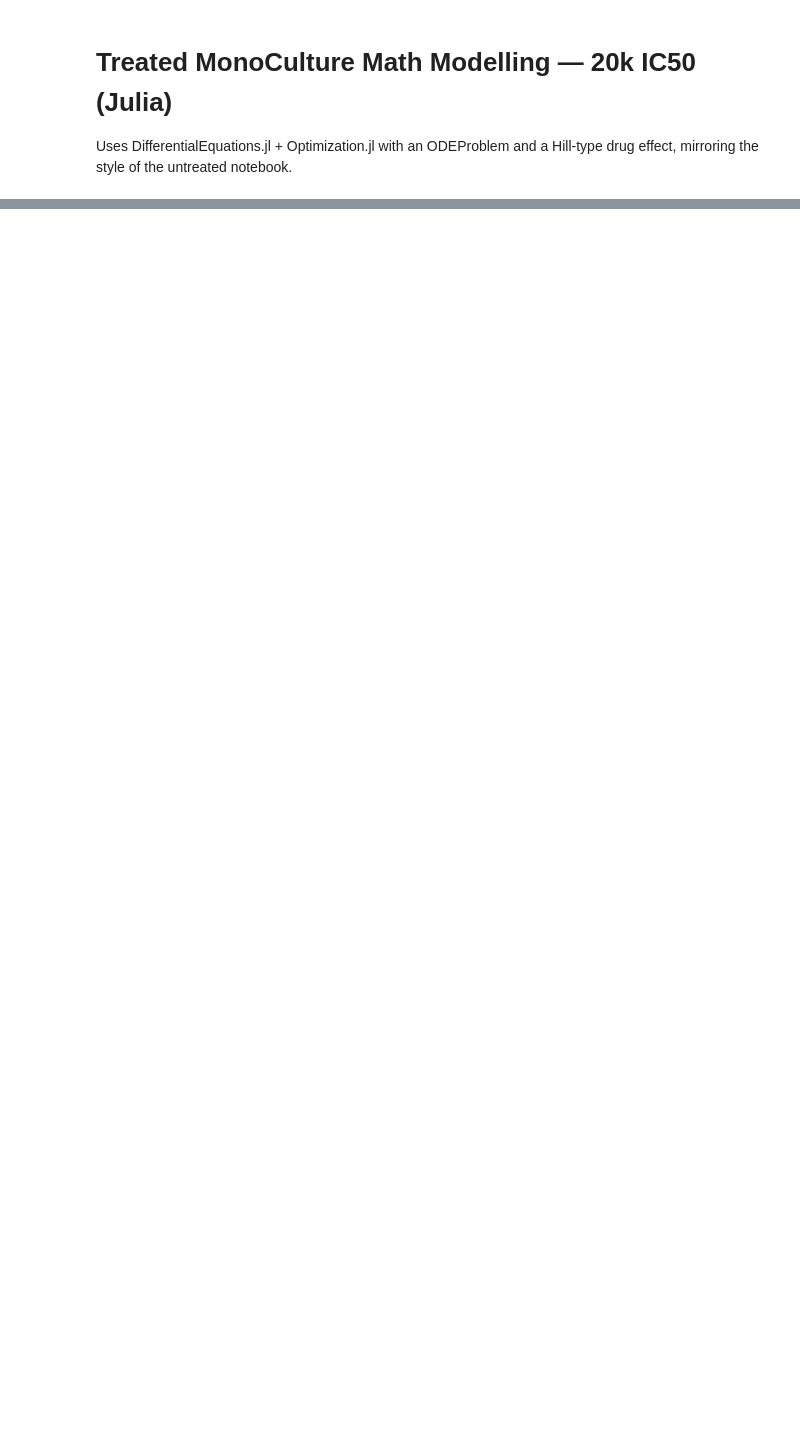
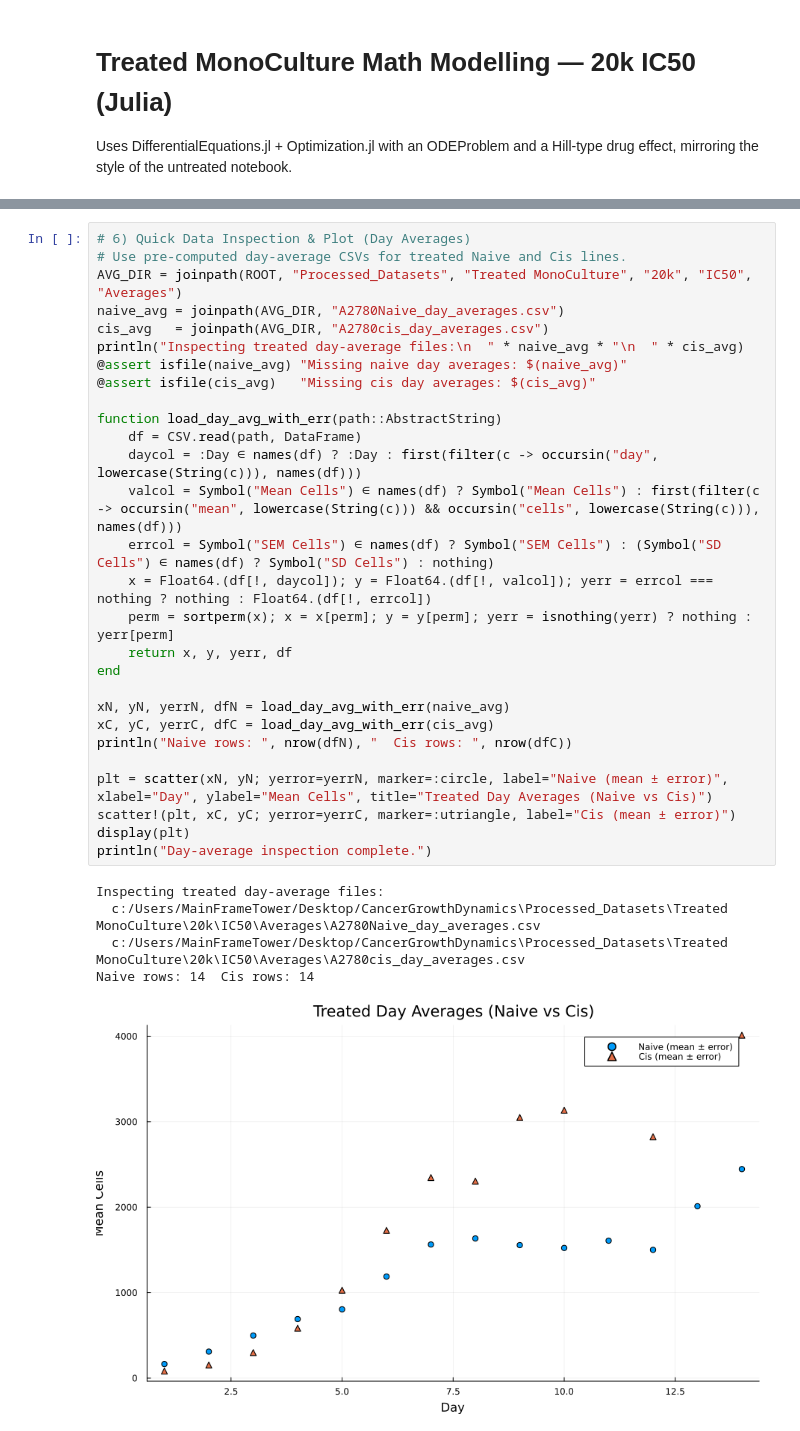
Before and after one commit to kadinelbak/CancerGrowthDynamics, a Jupyter notebook: Modelling Data Notebooks/Treated MonoCulture/Treated MonoCulture Math Modelling - 20k IC50.ipynb, the cells around one changed output, grey strips where cells are left out. Drawn from its saved outputs; the diff is of its cells as text; blank space fills up the shorter version.

```diff
--- a/Modelling Data Notebooks/Treated MonoCulture/Treated MonoCulture Math Modelling - 20k IC50.ipynb
+++ b/Modelling Data Notebooks/Treated MonoCulture/Treated MonoCulture Math Modelling - 20k IC50.ipynb
@@ -154,0 +175,34 @@ println("Using:\n  " * naive_csv * "\n  " * cis_csv)
+# %%
+# 6) Quick Data Inspection & Plot (Day Averages)
+# Use pre-computed day-average CSVs for treated Naive and Cis lines.
+AVG_DIR = joinpath(ROOT, "Processed_Datasets", "Treated MonoCulture", "20k", "IC50", "Averages")
+naive_avg = joinpath(AVG_DIR, "A2780Naive_day_averages.csv")
+cis_avg   = joinpath(AVG_DIR, "A2780cis_day_averages.csv")
+println("Inspecting treated day-average files:\n  " * naive_avg * "\n  " * cis_avg)
+@assert isfile(naive_avg) "Missing naive day averages: $(naive_avg)"
+@assert isfile(cis_avg)   "Missing cis day averages: $(cis_avg)"
+
+function load_day_avg_with_err(path::AbstractString)
+    df = CSV.read(path, DataFrame)
+    daycol = :Day ∈ names(df) ? :Day : first(filter(c -> occursin("day", lowercase(String(c))), names(df)))
+    valcol = Symbol("Mean Cells") ∈ names(df) ? Symbol("Mean Cells") : first(filter(c -> occursin("mean", lowercase(String(c))) && occursin("cells", lowercase(String(c))), names(df)))
+    errcol = Symbol("SEM Cells") ∈ names(df) ? Symbol("SEM Cells") : (Symbol("SD Cells") ∈ names(df) ? Symbol("SD Cells") : nothing)
+    x = Float64.(df[!, daycol]); y = Float64.(df[!, valcol]); yerr = errcol === nothing ? nothing : Float64.(df[!, errcol])
+    perm = sortperm(x); x = x[perm]; y = y[perm]; yerr = isnothing(yerr) ? nothing : yerr[perm]
+    return x, y, yerr, df
+end
+
+xN, yN, yerrN, dfN = load_day_avg_with_err(naive_avg)
+xC, yC, yerrC, dfC = load_day_avg_with_err(cis_avg)
+println("Naive rows: ", nrow(dfN), "  Cis rows: ", nrow(dfC))
+
+plt = scatter(xN, yN; yerror=yerrN, marker=:circle, label="Naive (mean ± error)", xlabel="Day", ylabel="Mean Cells", title="Treated Day Averages (Naive vs Cis)")
+scatter!(plt, xC, yC; yerror=yerrC, marker=:utriangle, label="Cis (mean ± error)")
+display(plt)
+println("Day-average inspection complete.")
+# %% [output]
+Inspecting treated day-average files:
+  c:/Users/MainFrameTower/Desktop/CancerGrowthDynamics\Processed_Datasets\Treated MonoCulture\20k\IC50\Averages\A2780Naive_day_averages.csv
+  c:/Users/MainFrameTower/Desktop/CancerGrowthDynamics\Processed_Datasets\Treated MonoCulture\20k\IC50\Averages\A2780cis_day_averages.csv
+Naive rows: 14  Cis rows: 14
+[figure, added]
```
Also changed, not shown: parts of 18 cells of this notebook, 4 other files.
